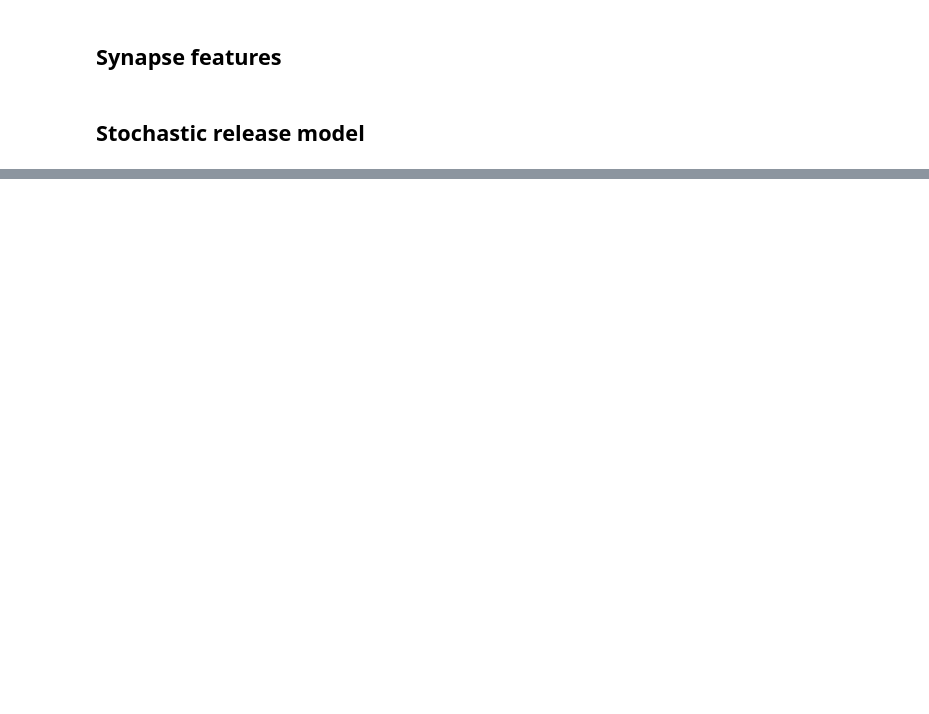
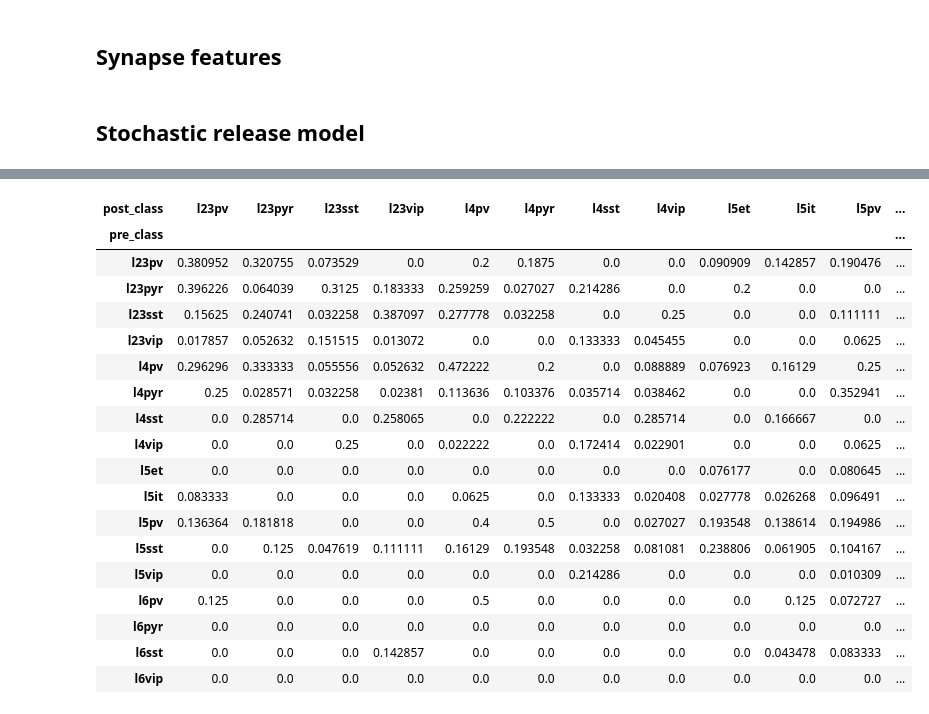
Before and after one commit to SophieW722/aisynphys, a Jupyter notebook: doc/tutorial.ipynb, the cells around one changed output, grey strips where cells are left out. Drawn from its saved outputs; the diff is of its cells as text; code cells hidden in the pictures; blank space fills up the shorter version.

```diff
--- a/doc/tutorial.ipynb
+++ b/doc/tutorial.ipynb
@@ -81,0 +252,3 @@ Stochastic release model
+# %%
+import pandas
+pandas.set_option('display.max_columns', None)
@@ -81,0 +311,22 @@ Stochastic release model
+# %%
+connected/probed
+# %% [output]
+| post_class | l23pv | l23pyr | l23sst | l23vip | l4pv | l4pyr | l4sst | l4vip | l5et | l5it | l5pv | ... |
+| pre_class |  |  |  |  |  |  |  |  |  |  |  | ... |
+| l23pv | 0.380952 | 0.320755 | 0.073529 | 0.0 | 0.2 | 0.1875 | 0.0 | 0.0 | 0.090909 | 0.142857 | 0.190476 | ... |
+| l23pyr | 0.396226 | 0.064039 | 0.3125 | 0.183333 | 0.259259 | 0.027027 | 0.214286 | 0.0 | 0.2 | 0.0 | 0.0 | ... |
+| l23sst | 0.15625 | 0.240741 | 0.032258 | 0.387097 | 0.277778 | 0.032258 | 0.0 | 0.25 | 0.0 | 0.0 | 0.111111 | ... |
+| l23vip | 0.017857 | 0.052632 | 0.151515 | 0.013072 | 0.0 | 0.0 | 0.133333 | 0.045455 | 0.0 | 0.0 | 0.0625 | ... |
+| l4pv | 0.296296 | 0.333333 | 0.055556 | 0.052632 | 0.472222 | 0.2 | 0.0 | 0.088889 | 0.076923 | 0.16129 | 0.25 | ... |
+| l4pyr | 0.25 | 0.028571 | 0.032258 | 0.02381 | 0.113636 | 0.103376 | 0.035714 | 0.038462 | 0.0 | 0.0 | 0.352941 | ... |
+| l4sst | 0.0 | 0.285714 | 0.0 | 0.258065 | 0.0 | 0.222222 | 0.0 | 0.285714 | 0.0 | 0.166667 | 0.0 | ... |
+| l4vip | 0.0 | 0.0 | 0.25 | 0.0 | 0.022222 | 0.0 | 0.172414 | 0.022901 | 0.0 | 0.0 | 0.0625 | ... |
+| l5et | 0.0 | 0.0 | 0.0 | 0.0 | 0.0 | 0.0 | 0.0 | 0.0 | 0.076177 | 0.0 | 0.080645 | ... |
+| l5it | 0.083333 | 0.0 | 0.0 | 0.0 | 0.0625 | 0.0 | 0.133333 | 0.020408 | 0.027778 | 0.026268 | 0.096491 | ... |
+| l5pv | 0.136364 | 0.181818 | 0.0 | 0.0 | 0.4 | 0.5 | 0.0 | 0.027027 | 0.193548 | 0.138614 | 0.194986 | ... |
+| l5sst | 0.0 | 0.125 | 0.047619 | 0.111111 | 0.16129 | 0.193548 | 0.032258 | 0.081081 | 0.238806 | 0.061905 | 0.104167 | ... |
+| l5vip | 0.0 | 0.0 | 0.0 | 0.0 | 0.0 | 0.0 | 0.214286 | 0.0 | 0.0 | 0.0 | 0.010309 | ... |
+| l6pv | 0.125 | 0.0 | 0.0 | 0.0 | 0.5 | 0.0 | 0.0 | 0.0 | 0.0 | 0.125 | 0.072727 | ... |
+| l6pyr | 0.0 | 0.0 | 0.0 | 0.0 | 0.0 | 0.0 | 0.0 | 0.0 | 0.0 | 0.0 | 0.0 | ... |
+| l6sst | 0.0 | 0.0 | 0.0 | 0.142857 | 0.0 | 0.0 | 0.0 | 0.0 | 0.0 | 0.043478 | 0.083333 | ... |
+| l6vip | 0.0 | 0.0 | 0.0 | 0.0 | 0.0 | 0.0 | 0.0 | 0.0 | 0.0 | 0.0 | 0.0 | ... |
```
Also changed, not shown: parts of 32 cells of this notebook.
